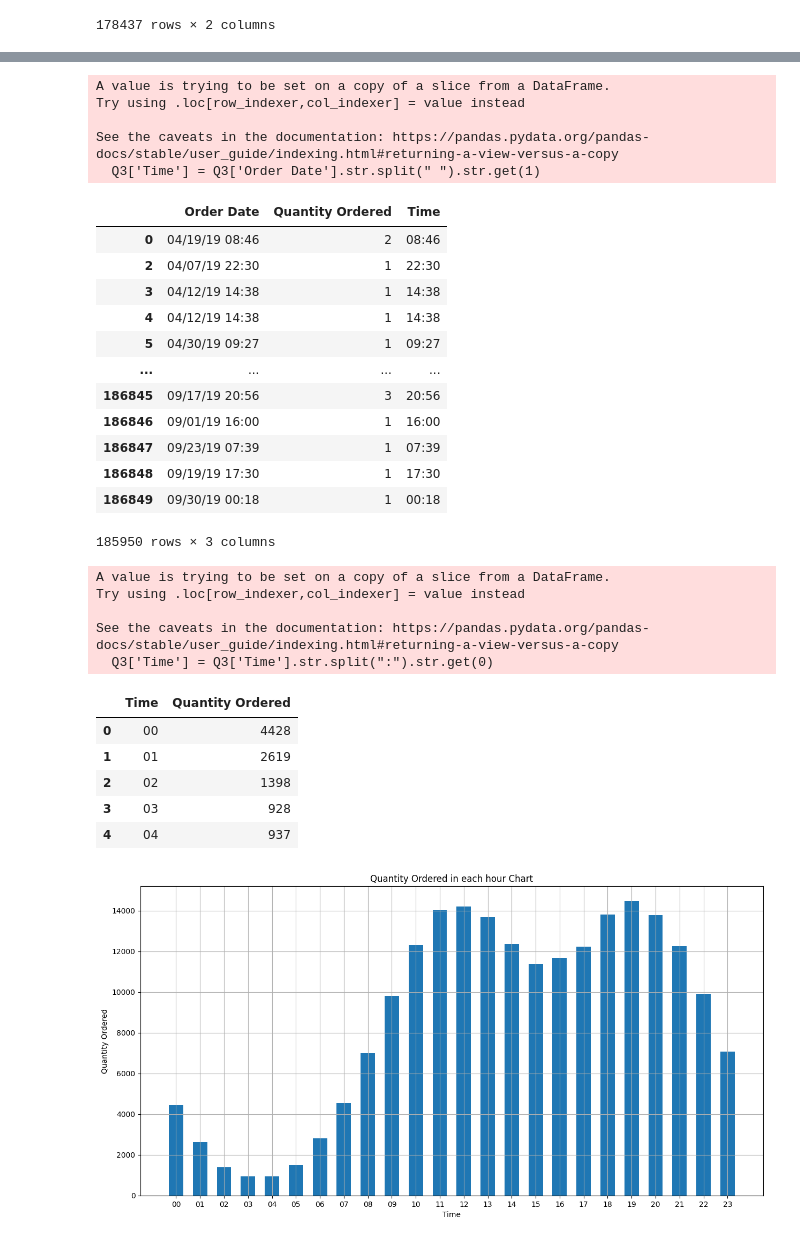
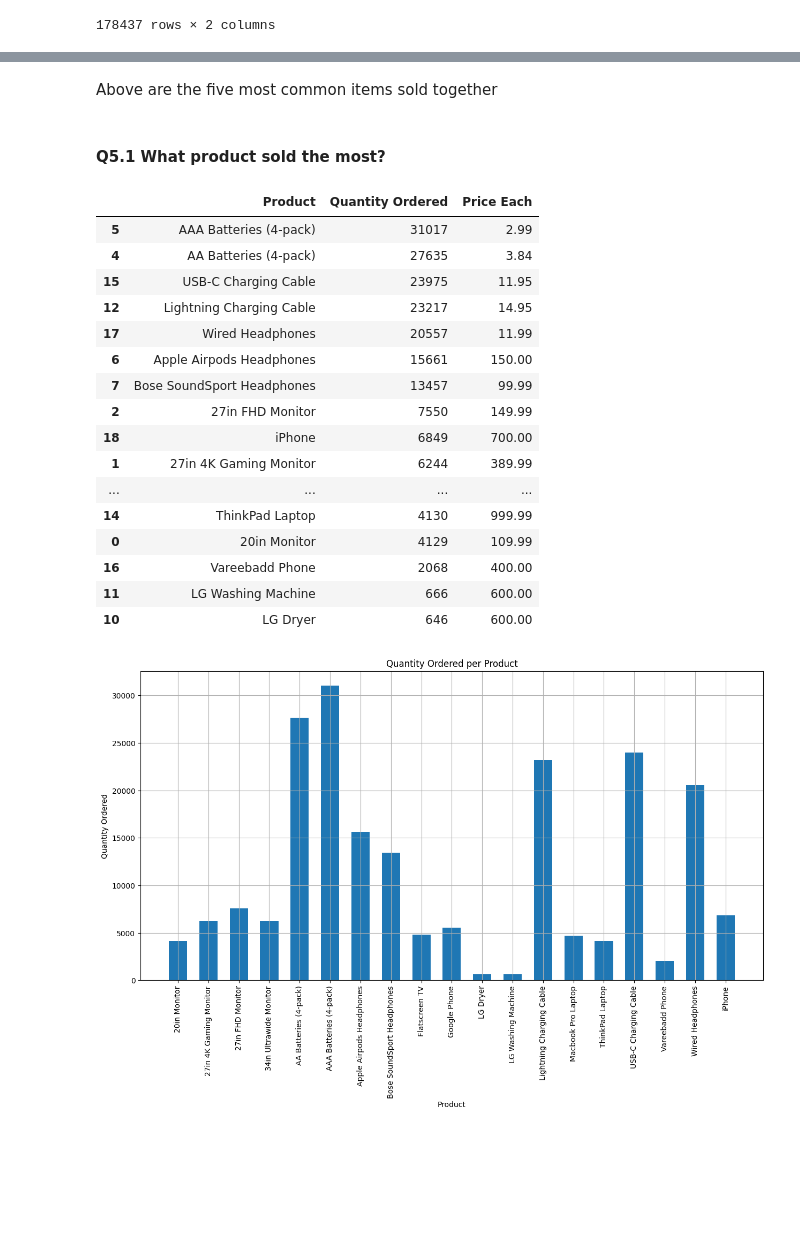
Before and after one commit to Arzion032/1P-Sales-Analysis, a Jupyter notebook: Datasetanalysis.ipynb, the cells around one changed output, grey strips where cells are left out. Drawn from its saved outputs; the diff is of its cells as text; code cells hidden in the pictures; blank space fills up the shorter version.

```diff
--- a/Datasetanalysis.ipynb
+++ b/Datasetanalysis.ipynb
@@ -325,49 +282,42 @@ all_data.tail(50)
-# %%
-Q3 = all_data[['Order Date', 'Quantity Ordered']]
-Q3['Time'] = Q3['Order Date'].str.split(" ").str.get(1)
-Q3
-# %% [output]
-A value is trying to be set on a copy of a slice from a DataFrame.
-Try using .loc[row_indexer,col_indexer] = value instead
-
-See the caveats in the documentation: https://pandas.pydata.org/pandas-docs/stable/user_guide/indexing.html#returning-a-view-versus-a-copy
-  Q3['Time'] = Q3['Order Date'].str.split(" ").str.get(1)
-|  | Order Date | Quantity Ordered | Time |
-| 0 | 04/19/19 08:46 | 2 | 08:46 |
-| 2 | 04/07/19 22:30 | 1 | 22:30 |
-| 3 | 04/12/19 14:38 | 1 | 14:38 |
-| 4 | 04/12/19 14:38 | 1 | 14:38 |
-| 5 | 04/30/19 09:27 | 1 | 09:27 |
-| ... | ... | ... | ... |
-| 186845 | 09/17/19 20:56 | 3 | 20:56 |
-| 186846 | 09/01/19 16:00 | 1 | 16:00 |
-| 186847 | 09/23/19 07:39 | 1 | 07:39 |
-| 186848 | 09/19/19 17:30 | 1 | 17:30 |
-| 186849 | 09/30/19 00:18 | 1 | 00:18 |
-185950 rows × 3 columns
-# %%
-Q3['Time'] = Q3['Time'].str.split(":").str.get(0)
-Q3 =Q3.groupby('Time', as_index=False)['Quantity Ordered'].sum()
-Q3.head()
-# %% [output]
-A value is trying to be set on a copy of a slice from a DataFrame.
-Try using .loc[row_indexer,col_indexer] = value instead
-
-See the caveats in the documentation: https://pandas.pydata.org/pandas-docs/stable/user_guide/indexing.html#returning-a-view-versus-a-copy
-  Q3['Time'] = Q3['Time'].str.split(":").str.get(0)
-|  | Time | Quantity Ordered |
-| 0 | 00 | 4428 |
-| 1 | 01 | 2619 |
-| 2 | 02 | 1398 |
-| 3 | 03 | 928 |
-| 4 | 04 | 937 |
+# %% [markdown]
+Above are the five most common items sold together
+# %% [markdown]
+#### Q5.1 What product sold the most?
+# %%
+def get_value(series):
+    return series.iloc[0]
+
+Q5 = all_data.loc[:, ["Product", "Quantity Ordered","Price Each"]]
+Q5 = Q5.groupby("Product").agg({'Quantity Ordered': 'sum',
+                                'Price Each': get_value}).reset_index()
+
+Q5.sort_values(["Quantity Ordered"], ascending=False)
+# %% [output]
+|  | Product | Quantity Ordered | Price Each |
+| 5 | AAA Batteries (4-pack) | 31017 | 2.99 |
+| 4 | AA Batteries (4-pack) | 27635 | 3.84 |
+| 15 | USB-C Charging Cable | 23975 | 11.95 |
+| 12 | Lightning Charging Cable | 23217 | 14.95 |
+| 17 | Wired Headphones | 20557 | 11.99 |
+| 6 | Apple Airpods Headphones | 15661 | 150.00 |
+| 7 | Bose SoundSport Headphones | 13457 | 99.99 |
+| 2 | 27in FHD Monitor | 7550 | 149.99 |
+| 18 | iPhone | 6849 | 700.00 |
+| 1 | 27in 4K Gaming Monitor | 6244 | 389.99 |
+| ... | ... | ... | ... |
+| 14 | ThinkPad Laptop | 4130 | 999.99 |
+| 0 | 20in Monitor | 4129 | 109.99 |
+| 16 | Vareebadd Phone | 2068 | 400.00 |
+| 11 | LG Washing Machine | 666 | 600.00 |
+| 10 | LG Dryer | 646 | 600.00 |
 # %%
 plt.figure(figsize=(15, 7.5))
-plt.bar(Q3["Time"], Q3['Quantity Ordered'],width=0.6)
+plt.bar(Q5["Product"], Q5["Quantity Ordered"],width=0.6)
 plt.grid()
-plt.xlabel('Time')
+plt.xlabel('Product')
 plt.ylabel('Quantity Ordered')
-plt.title('Quantity Ordered in each hour Chart')
+plt.title('Quantity Ordered per Product')
+plt.xticks(rotation ='vertical')
 plt.show()
 # %% [output]
-[figure, old version]
+[figure, new version]
```
Also changed, not shown: parts of 24 cells of this notebook.
